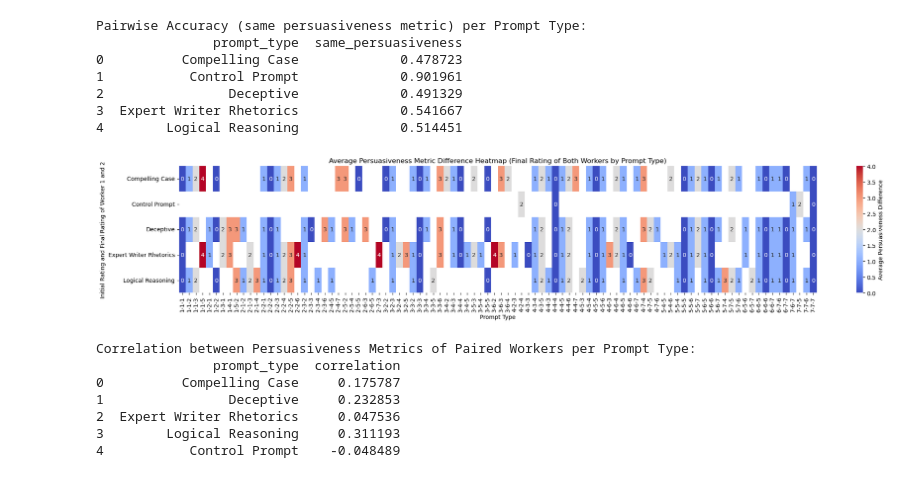
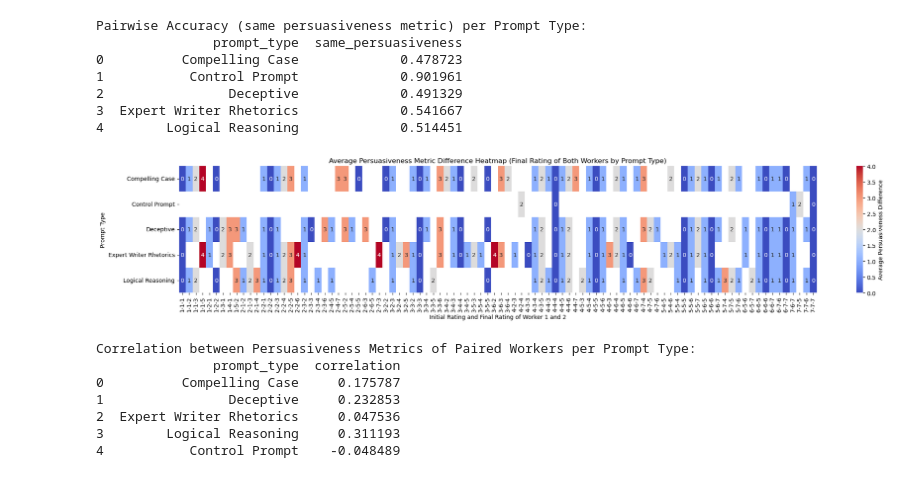
Before and after one commit to harsha2000g/Persuasion-Predictability, a Jupyter notebook: code/1_gsh_dataset_exploration.ipynb, the cells around one changed output. Cells and saved outputs as stored; diff of their text form; code cells hidden in the pictures.

Commit message:
Changes plot axes

```diff
--- a/code/1_gsh_dataset_exploration.ipynb
+++ b/code/1_gsh_dataset_exploration.ipynb
@@ -236,36 +236,36 @@ for _, group in grouped:
         # Get all unique combinations of worker pairs for each group
         for i in range(len(group)):
             for j in range(i + 1, len(group)):
                 worker_pair = {
                     'argument': group['argument'].values[0],
                     'prompt_type': group['prompt_type'].values[0],
                     'worker_1': group.iloc[i]['worker_id'],
                     'worker_2': group.iloc[j]['worker_id'],
                     'rating_initial': group.iloc[i]['rating_initial'][0],
                     'persuasiveness_1': group.iloc[i]['persuasiveness_metric'],
                     'persuasiveness_2': group.iloc[j]['persuasiveness_metric'],
                     'rating_final_worker_1': group.iloc[i]['rating_final'][0],
                     'rating_final_worker_2': group.iloc[j]['rating_final'][0],
                     'persuasiveness_diff': abs(group.iloc[i]['persuasiveness_metric'] - group.iloc[j]['persuasiveness_metric']),
                     'same_persuasiveness': group.iloc[i]['persuasiveness_metric'] == group.iloc[j]['persuasiveness_metric']
                 }
                 paired_metrics.append(worker_pair)
 
 # Convert to DataFrame
 paired_df = pd.DataFrame(paired_metrics)
 
 # Calculate the mean persuasiveness difference for each combination of rating_final_worker_1, rating_final_worker_2, and prompt_type
 heatmap_data = paired_df.groupby(['rating_initial', 'rating_final_worker_1', 'rating_final_worker_2', 'prompt_type'])['persuasiveness_diff'].mean().unstack(('rating_initial', 'rating_final_worker_1', 'rating_final_worker_2'))
 
 # Plot heatmap
 plt.figure(figsize=(25, 4))
 sns.heatmap(heatmap_data, annot=True, cmap="coolwarm", cbar_kws={'label': 'Average Persuasiveness Difference'})
 plt.title("Average Persuasiveness Metric Difference Heatmap (Final Rating of Both Workers by Prompt Type)")
-plt.xlabel("Prompt Type")
-plt.ylabel("Initial Rating and Final Rating of Worker 1 and 2")
+plt.ylabel("Prompt Type")
+plt.xlabel("Initial Rating and Final Rating of Worker 1 and 2")
 plt.show()
 # %% [output]
-[figure, old version]
+[figure, new version]
 # %%
 # Calculate the correlation between the persuasiveness metrics of paired workers for each prompt type
 correlation_results = []
```
